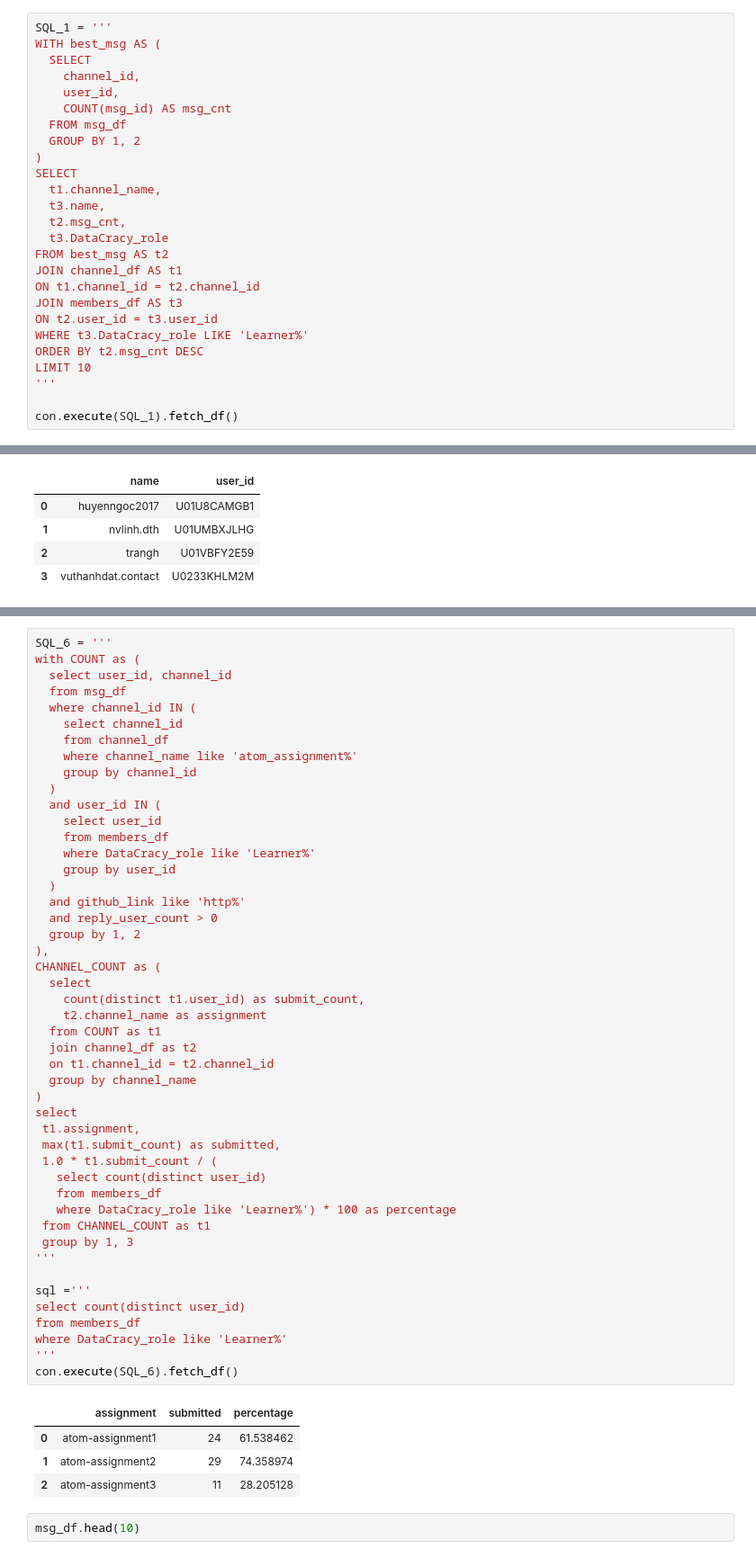
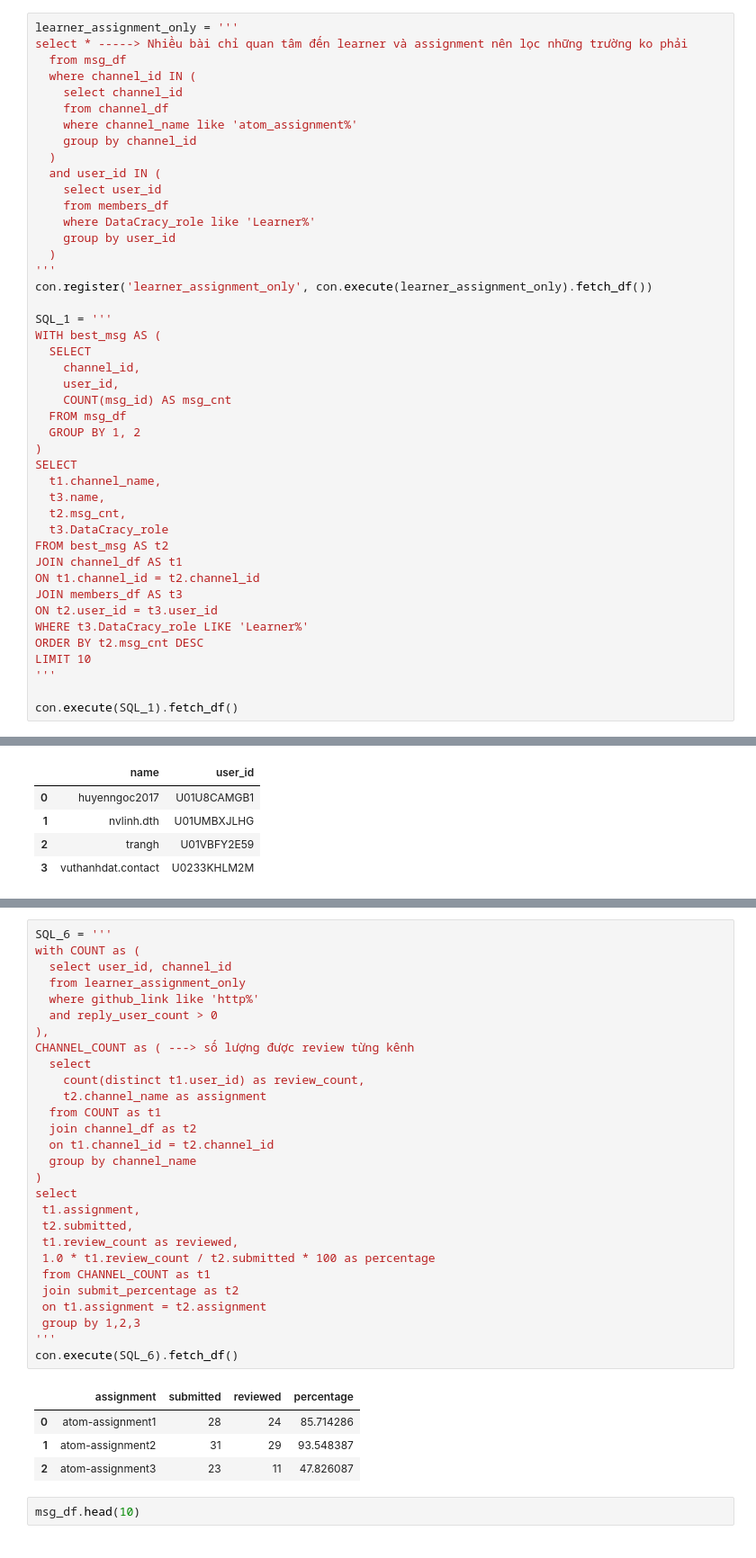
Before and after one commit to cnhhoang850/atom-assignments, a Jupyter notebook: assignment_4/home_assignment_4.ipynb, the cells around one changed output, grey strips where cells are left out. Shown: that part at 90% size. Saved outputs shown, nothing was run; the diff lists cells and outputs as text.

````diff
--- a/assignment_4/home_assignment_4.ipynb
+++ b/assignment_4/home_assignment_4.ipynb
@@ -654,6 +687,24 @@ con.execute(SQL).fetch_df()
 ```
 * `[Optional]` Bạn có thể tự đặt thêm bất kỳ câu hỏi nào bạn quan tâm
 # %%
+learner_assignment_only = '''
+select * -----> Nhiều bài chỉ quan tâm đến learner và assignment nên lọc những trường ko phải
+  from msg_df
+  where channel_id IN (
+    select channel_id
+    from channel_df
+    where channel_name like 'atom_assignment%'
+    group by channel_id
+  )
+  and user_id IN (
+    select user_id
+    from members_df
+    where DataCracy_role like 'Learner%'
+    group by user_id
+  )
+'''
+con.register('learner_assignment_only', con.execute(learner_assignment_only).fetch_df())
+
 SQL_1 = '''
 WITH best_msg AS (
   SELECT
@@ -928,55 +937,36 @@ con.execute(SQL_5).fetch_df()
 # %%
 SQL_6 = '''
 with COUNT as (
   select user_id, channel_id
-  from msg_df
-  where channel_id IN (
-    select channel_id
-    from channel_df
-    where channel_name like 'atom_assignment%'
-    group by channel_id
-  )
-  and user_id IN (
-    select user_id
-    from members_df
-    where DataCracy_role like 'Learner%'
-    group by user_id
-  )
-  and github_link like 'http%'
+  from learner_assignment_only
+  where github_link like 'http%'
   and reply_user_count > 0
-  group by 1, 2
 ),
-CHANNEL_COUNT as (
+CHANNEL_COUNT as ( ---> số lượng được review từng kênh
   select
-    count(distinct t1.user_id) as submit_count,
+    count(distinct t1.user_id) as review_count,
     t2.channel_name as assignment
   from COUNT as t1
   join channel_df as t2
   on t1.channel_id = t2.channel_id
   group by channel_name
 )
 select
  t1.assignment,
- max(t1.submit_count) as submitted,
- 1.0 * t1.submit_count / (
-   select count(distinct user_id)
-   from members_df
-   where DataCracy_role like 'Learner%') * 100 as percentage
+ t2.submitted,
+ t1.review_count as reviewed,
+ 1.0 * t1.review_count / t2.submitted * 100 as percentage
  from CHANNEL_COUNT as t1
- group by 1, 3
-'''
-
-sql ='''
-select count(distinct user_id)
-from members_df
-where DataCracy_role like 'Learner%'
+ join submit_percentage as t2
+ on t1.assignment = t2.assignment
+ group by 1,2,3
 '''
 con.execute(SQL_6).fetch_df()
 # %% [output]
-|  | assignment | submitted | percentage |
-| 0 | atom-assignment1 | 24 | 61.538462 |
-| 1 | atom-assignment2 | 29 | 74.358974 |
-| 2 | atom-assignment3 | 11 | 28.205128 |
+|  | assignment | submitted | reviewed | percentage |
+| 0 | atom-assignment1 | 28 | 24 | 85.714286 |
+| 1 | atom-assignment2 | 31 | 29 | 93.548387 |
+| 2 | atom-assignment3 | 23 | 11 | 47.826087 |
 # %%
 msg_df.head(10)
 # %% [output]
````
Also changed, not shown: parts of 22 cells of this notebook.
